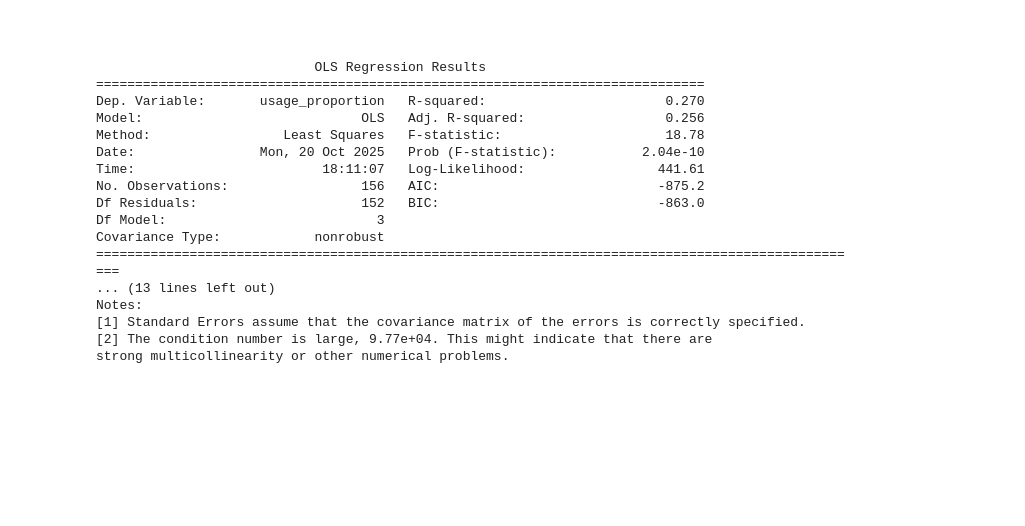
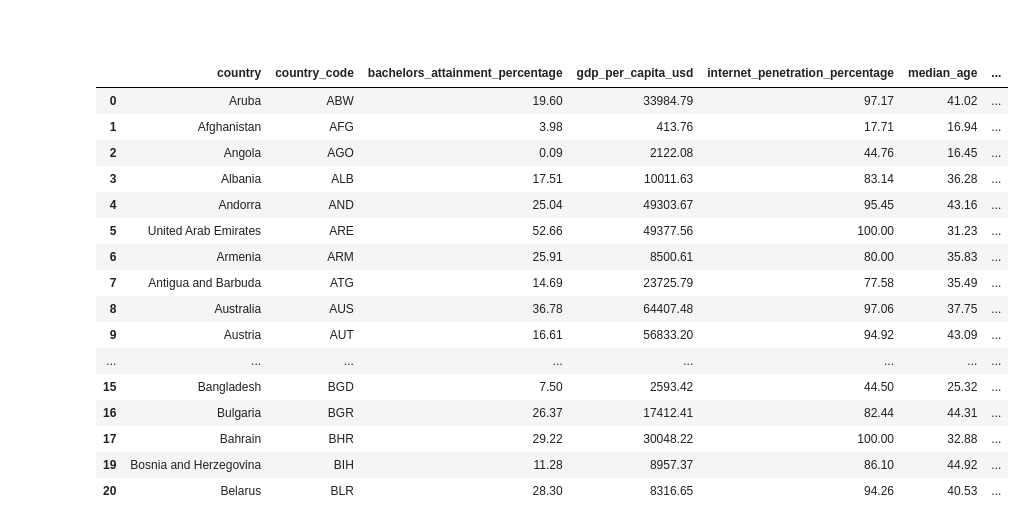
Before and after one commit to edwardroy72/scif3000-25t3-team-L, a Jupyter notebook: data_analysis.ipynb, the cells around one changed output. Saved outputs shown, nothing was run; the diff lists cells and outputs as text; code cells hidden in the pictures; blank space fills up the shorter version.

```diff
--- a/data_analysis.ipynb
+++ b/data_analysis.ipynb
@@ -169,6 +176,12 @@ We will build a linear regression model to predict future MAU based on the follo
 # %% [markdown]
 ##
 # %%
+# transforming/clearing predictor datasets for regression model
+
+import statsmodels.api as sm
+from statsmodels.stats.outliers_influence import variance_inflation_factor
+import statsmodels.formula.api as smf
+
 ## reading in predictor datasets ------------------------------------
 bachelors_attainment_df = pd.read_csv("./data/bachelors_attainment.csv")
 median_age_df = pd.read_csv("./data/median_age.csv")
@@ -244,55 +257,48 @@ median_age_df = median_age_df.rename(columns={
     'Code': 'country_code',
     'Year': 'year',
     'Median age - Sex: all - Age: all - Variant: estimates': 'median_age'
 })
 median_age_df = median_age_df.dropna(subset=['median_age'])
 median_age_df = median_age_df.sort_values(['country_code', 'year']).groupby('country_code').tail(1).reset_index(drop=True)
 median_age_df['median_age'] = median_age_df['median_age'].round(2)
 median_age_df.head(30)
 
 
 ## join datasets together ----------------------------------------
 predictor_df = bachelors_attainment_df[['country', 'country_code', 'bachelors_attainment_percentage']].merge(
     gdp_per_capita_df[['country_code', 'gdp_per_capita_usd']],
     on='country_code',
     how='left'
 ).merge(
     internet_penetration_df[['country_code', 'internet_penetration_percentage']],
     on='country_code',
     how='left'
 ).merge(
     median_age_df[['country_code', 'median_age']],
     on='country_code',
     how='left'
 ).merge(
     location_usage_df[['country', 'usage_proportion']],
     on='country',
     how='left'
 )
 predictor_df = predictor_df.dropna()
-predictor_df.head(60)
-
-# create linear regression model
-predictors = predictor_df[['bachelors_attainment_percentage', 'gdp_per_capita_usd', 'internet_penetration_percentage', 'median_age']]
-response = predictor_df['usage_proportion']
-predictors = sm.add_constant(predictors)  # add constant term for intercept
-model = sm.OLS(response, predictors).fit()
-print(model.summary())
+predictor_df.head(20)
 # %% [output]
-                            OLS Regression Results
-==============================================================================
-Dep. Variable:       usage_proportion   R-squared:                       0.270
-Model:                            OLS   Adj. R-squared:                  0.256
-Method:                 Least Squares   F-statistic:                     18.78
-Date:                Mon, 20 Oct 2025   Prob (F-statistic):           2.04e-10
-Time:                        18:11:07   Log-Likelihood:                 441.61
-No. Observations:                 156   AIC:                            -875.2
-Df Residuals:                     152   BIC:                            -863.0
-Df Model:                           3
-Covariance Type:            nonrobust
-===================================================================================================
-... (13 lines left out)
-Notes:
-[1] Standard Errors assume that the covariance matrix of the errors is correctly specified.
-[2] The condition number is large, 9.77e+04. This might indicate that there are
-strong multicollinearity or other numerical problems.
+|  | country | country_code | bachelors_attainment_percentage | gdp_per_capita_usd | internet_penetration_percentage | median_age | ... |
+| 0 | Aruba | ABW | 19.60 | 33984.79 | 97.17 | 41.02 | ... |
+| 1 | Afghanistan | AFG | 3.98 | 413.76 | 17.71 | 16.94 | ... |
+| 2 | Angola | AGO | 0.09 | 2122.08 | 44.76 | 16.45 | ... |
+| 3 | Albania | ALB | 17.51 | 10011.63 | 83.14 | 36.28 | ... |
+| 4 | Andorra | AND | 25.04 | 49303.67 | 95.45 | 43.16 | ... |
+| 5 | United Arab Emirates | ARE | 52.66 | 49377.56 | 100.00 | 31.23 | ... |
+| 6 | Armenia | ARM | 25.91 | 8500.61 | 80.00 | 35.83 | ... |
+| 7 | Antigua and Barbuda | ATG | 14.69 | 23725.79 | 77.58 | 35.49 | ... |
+| 8 | Australia | AUS | 36.78 | 64407.48 | 97.06 | 37.75 | ... |
+| 9 | Austria | AUT | 16.61 | 56833.20 | 94.92 | 43.09 | ... |
+| ... | ... | ... | ... | ... | ... | ... | ... |
+| 15 | Bangladesh | BGD | 7.50 | 2593.42 | 44.50 | 25.32 | ... |
+| 16 | Bulgaria | BGR | 26.37 | 17412.41 | 82.44 | 44.31 | ... |
+| 17 | Bahrain | BHR | 29.22 | 30048.22 | 100.00 | 32.88 | ... |
+| 19 | Bosnia and Herzegovina | BIH | 11.28 | 8957.37 | 86.10 | 44.92 | ... |
+| 20 | Belarus | BLR | 28.30 | 8316.65 | 94.26 | 40.53 | ... |
```
Also changed, not shown: parts of 7 cells of this notebook, 3 other files.
